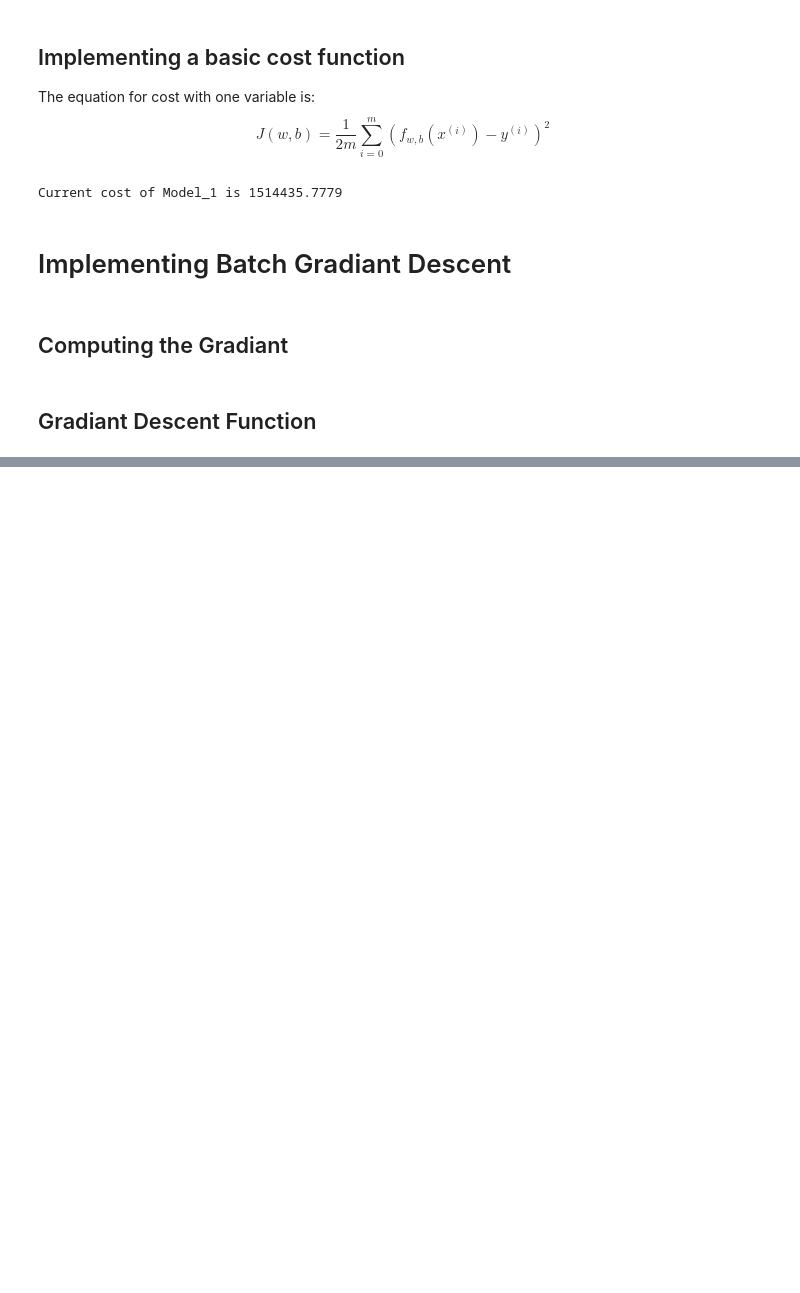
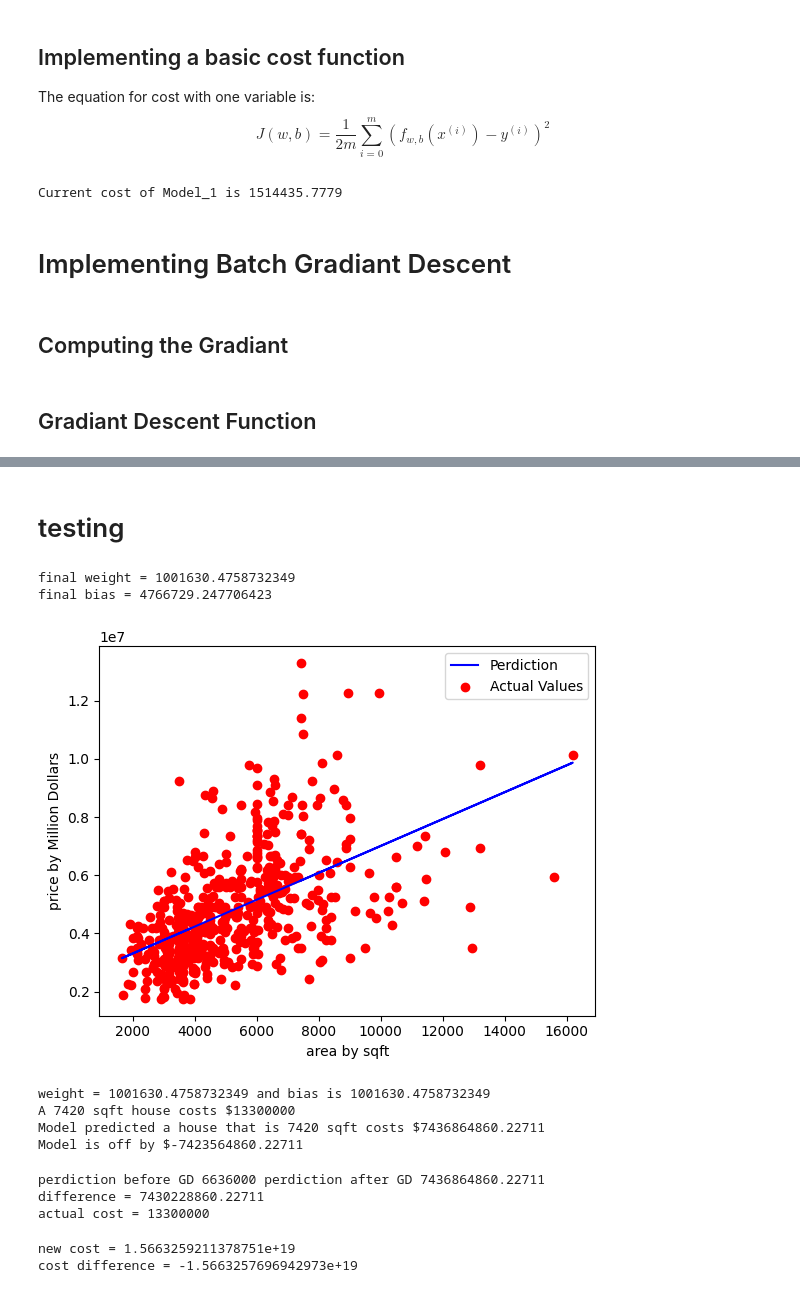
Before and after one commit to KingCobra021/ML_Practice, a Jupyter notebook: Housing Price perdiction/Housing Price.ipynb, the cells around one changed output, grey strips where cells are left out. Cells and saved outputs as stored; diff of their text form; code cells hidden in the pictures; blank space fills up the shorter version.

```diff
--- a/Housing Price perdiction/Housing Price.ipynb
+++ b/Housing Price perdiction/Housing Price.ipynb
@@ -220,0 +217,55 @@ cost difference = nan
+# %% [markdown]
+<h1>testing</h1>
+# %%
+mu  = np.mean(train_x, axis=0, keepdims=True)
+std = np.std(train_x,  axis=0, keepdims=True)
+std = np.where(std == 0.0, 1.0, std)
+
+Xtr = (train_x - mu) / std
+a=0.5
+final_w,final_b = GradiantDescent(Xtr,train_y,a,iterations)
+
+print(f'final weight = {final_w}')
+print(f'final bias = {final_b}')
+# %% [output]
+final weight = 1001630.4758732349
+final bias = 4766729.247706423
+# %%
+
+
+perdictions = Model_1(Xtr, final_w, final_b)
+
+plt.plot(train_x, perdictions, c='b', label='Perdiction')
+plt.scatter(train_x, train_y, marker='o', color='r', label='Actual Values')
+plt.ylabel('price by Million Dollars')
+plt.xlabel('area by sqft')
+plt.legend()
+plt.show()
+# %% [output]
+[figure, added]
+# %%
+x_i = 7420
+cost_7sqft_new = final_w * x_i + final_b
+print(f'weight = {final_w} and bias is {final_w}')
+print(f'A {train_x[0]} sqft house costs ${train_y[0]}')
+
+print(f"Model predicted a house that is {x_i} sqft costs ${cost_7sqft_new}")
+
+print(f'Model is off by ${train_y[0] - cost_7sqft_new}')
+# %% [output]
+weight = 1001630.4758732349 and bias is 1001630.4758732349
+A 7420 sqft house costs $13300000
+Model predicted a house that is 7420 sqft costs $7436864860.22711
+Model is off by $-7423564860.22711
+# %%
+print(f'perdiction before GD {cost_7sqft} perdiction after GD {cost_7sqft_new}\ndifference = {cost_7sqft_new-cost_7sqft}\nactual cost = {train_y[0]}')
+# %% [output]
+perdiction before GD 6636000 perdiction after GD 7436864860.22711
+difference = 7430228860.22711
+actual cost = 13300000
+# %%
+print(f'new cost = {Cost(train_x,train_y,final_w,final_b)}')
+print(f'cost difference = {Cost(train_x,train_y,w,b)-Cost(train_x,train_y,final_w,final_b)}')
+# %% [output]
+new cost = 1.5663259211378751e+19
+cost difference = -1.5663257696942973e+19
```
Also changed, not shown: parts of 6 cells of this notebook.
